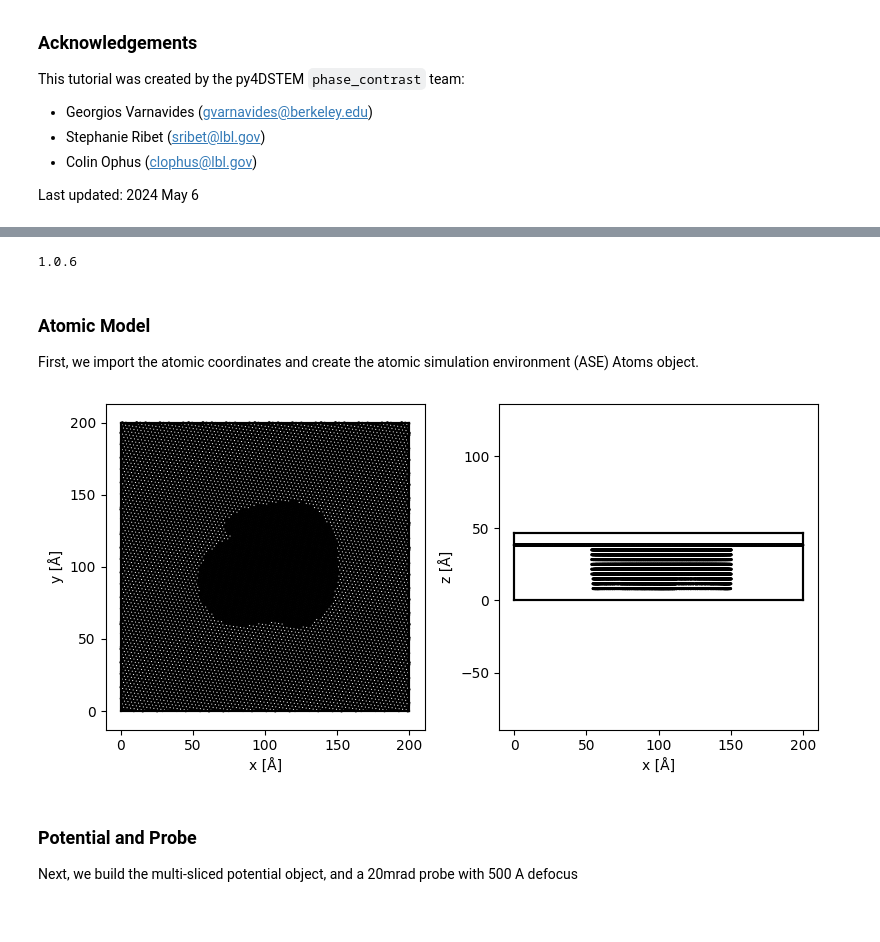
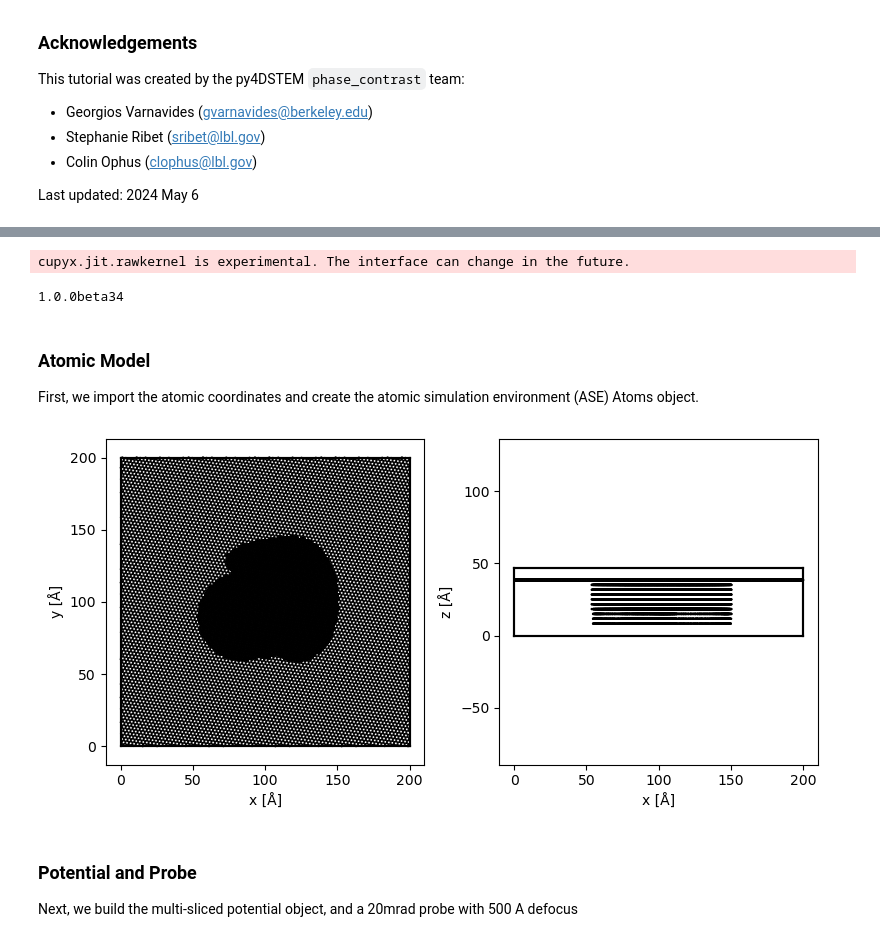
Before and after one commit to Wendywanw/py4DSTEM_tutorials, a Jupyter notebook: notebooks/ptychography_00.ipynb, the cells around one changed output, grey strips where cells are left out. Cells and saved outputs as stored; diff of their text form; code cells hidden in the pictures.

```diff
--- a/notebooks/ptychography_00.ipynb
+++ b/notebooks/ptychography_00.ipynb
@@ -18,42 +22,56 @@ Last updated: 2024 May 6
 # %%
 import numpy as np
 import py4DSTEM
-import abtem
+# import abtem
 import ase
 import h5py
+import os
+import sys
 
-from emdfile import tqdmnd
-# from abtem.scan import PositionScan
-import matplotlib.pyplot as plt
-%matplotlib inline
-from scipy.ndimage import rotate
-
-print(abtem.__version__)
+sys.path.append(os.path.abspath(os.path.join(os.getcwd(), '..')))
+sys.path.append(os.path.abspath(os.path.join(os.getcwd(), '../..')))
+sys.path.append(r'C:\\github\\abTEMlegacy')
+sys.path.append(r'C:\\github\\abTEMlegacy\\abtem')
 # %% [output]
-1.0.6
+cupyx.jit.rawkernel is experimental. The interface can change in the future.
+# %%
+
+
+import abTEMlegacy.abtem as abtem
+
+from emdfile import tqdmnd
+from abtem.scan import PositionScan
+import matplotlib.pyplot as plt
+%matplotlib inline
+from scipy.ndimage import rotate
+
+print(abtem.__version__)
+# %% [output]
+1.0.0beta34
 # %% [markdown]
 ### Atomic Model
 
 First, we import the atomic coordinates and create the atomic simulation environment (ASE) Atoms object.
 # %%
-with h5py.File("/Users/wendy/github_python/py4DSTEM_tutorials/data/Ducky Coordinates.mat","r") as f:
+with h5py.File("../data/Ducky Coordinates.mat","r") as f:
     atoms = f['atoms'][:].T
     cell_dim = f['cell_dim'][:].ravel()
 
 ducky_atoms = ase.Atoms(
     numbers=atoms[:,-1],
     positions=atoms[:,:3],
     cell=np.array([200,200,atoms[:,2].max() + atoms[:,2].min()])
 )
 
 fig, axs = plt.subplots(1,2,figsize=(8,4))
 
 abtem.show_atoms(ducky_atoms,ax=axs[0])
 abtem.show_atoms(ducky_atoms,plane='xz',ax=axs[1])
 
 fig.tight_layout()
+plt.show()
 # %% [output]
-[figure, old version]
+[figure, new version]
 # %% [markdown]
 ### Potential and Probe
 
```
Also changed, not shown: parts of 19 cells of this notebook, 57 other files.
